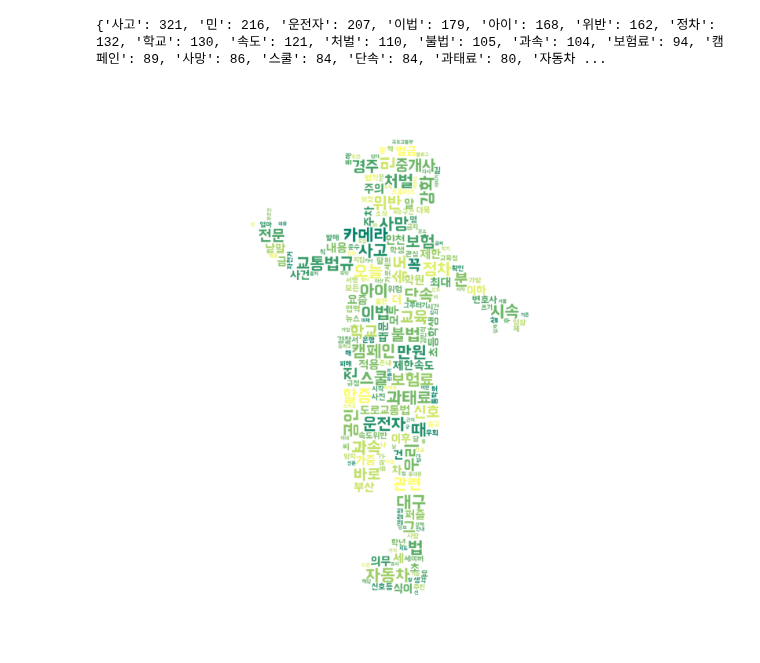
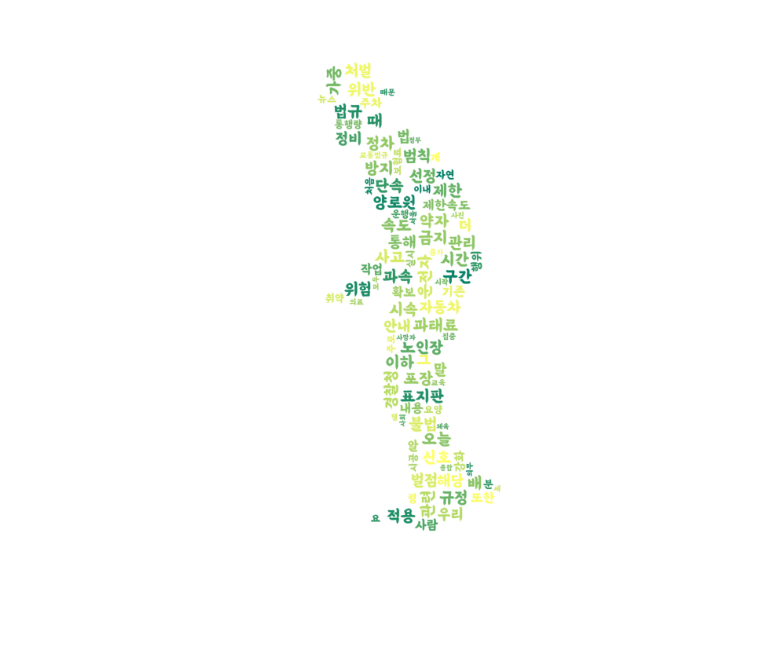
Before and after one commit to y7y1h13/StatisticsAnal, a Jupyter notebook: newPan/프로젝트/크로링 블로그 연습.ipynb, the cells around one changed output. Drawn from its saved outputs; the diff is of its cells as text; code cells hidden in the pictures; blank space fills up the shorter version.

```diff
--- a/newPan/프로젝트/크로링 블로그 연습.ipynb
+++ b/newPan/프로젝트/크로링 블로그 연습.ipynb
@@ -116,10 +116,10 @@ def Wordcloud(data , savename , maskname=''):
         noun_text = noun_text +' ' + word
 
     if maskname == '':
-        wc = WordCloud( font_path='font/BMHANNAPro.ttf' , background_color='white', max_font_size=60, colormap='summer').generate(noun_text)
+        wc = WordCloud( font_path='font/BMEULJIROTTF.ttf' , background_color='white', max_font_size=60, colormap='summer').generate(noun_text)
     else:
         maskimg = np.array(Image.open(maskname))
-        wc = WordCloud(font_path='font/BMHANNAPro.ttf' , background_color='white', mask=maskimg, max_font_size=60, colormap='summer').generate(noun_text)
+        wc = WordCloud(font_path='font/BMEULJIROTTF.ttf' , background_color='white', mask=maskimg, max_font_size=60, colormap='summer').generate(noun_text)
 
 #     wc.generate_from_frequencies(data)
     plt.figure(figsize=(20,10))
@@ -136,13 +136,13 @@ rtext = get_text(bdata)
 # %%
 #부정어사전 추가
 import pandas as pd
-n = pd.read_csv('./neg_pol_word.csv',sep='\n')
+n = pd.read_csv('data2/neg_pol_word.csv',sep='\n')
 nag = []
 for i in n['0']:
     nag.append(i)
 # %%
 #부정어사전 추가
-p = pd.read_csv('./pos_pol_word.csv',sep='\n')
+p = pd.read_csv('data2/pos_pol_word.csv',sep='\n')
 pos = []
 for i in p['0']:
     pos.append(i)
@@ -154,7 +154,8 @@ stopwords = ['실버존','스쿨존','보호','구역','노인','어린이','등
             '존','완료','대한','투입','공단','기자','대해','지난','마을','로','수','총','시행','조성','추진','공원','경찰정','경찰','충남',
             '회','또','군','신규','계획','안','광주시','시스템','생활','활동','중구','어르신','윤','실버','서울시회관','경우','통행','기준','어린이집',
             '진행','구','경기도','만','윤','복지관','아산시','대책','기관','인근','행사','점검','부과','지원','대폭','도시','억원','횡단보도','전통','도',
-            '서울시','시장','회관','운영','가운데','민주당','공사','제조','요양원','개정','이상','규칙','고','지자체','앞','억만원','운전']
+            '서울시','시장','회관','운영','가운데','민주당','공사','제조','요양원','개정','이상','규칙','고','지자체','앞','억만원','운전','출처',
+            '학교','일자리','만원','도로교통법','미끄럼','주간','주민','금','일반','표시','센터']
 
 #불용어사전 추가
 for i in stopwords:
@@ -173,10 +174,9 @@ def get_tags(text, ntags=50):
             del words[i]
     return words
 # %%
-rtags = get_tags(rtext, ntags=300)
+rtags = get_tags(rtext, ntags=200)
 # print(rtags)
 
-Wordcloud(rtags, '실버존','mask/mask8.png')
+Wordcloud(rtags, '노인보호구역','mask/mask1.jpeg')
 # %% [output]
-{'사고': 321, '민': 216, '운전자': 207, '이법': 179, '아이': 168, '위반': 162, '정차': 132, '학교': 130, '속도': 121, '처벌': 110, '불법': 105, '과속': 104, '보험료': 94, '캠페인': 89, '사망': 86, '스쿨': 84, '단속': 84, '과태료': 80, '자동차 ...
-[figure, old version]
+[figure, new version]
```
Also changed, not shown: parts of 1 cell of this notebook, 7 other files.
